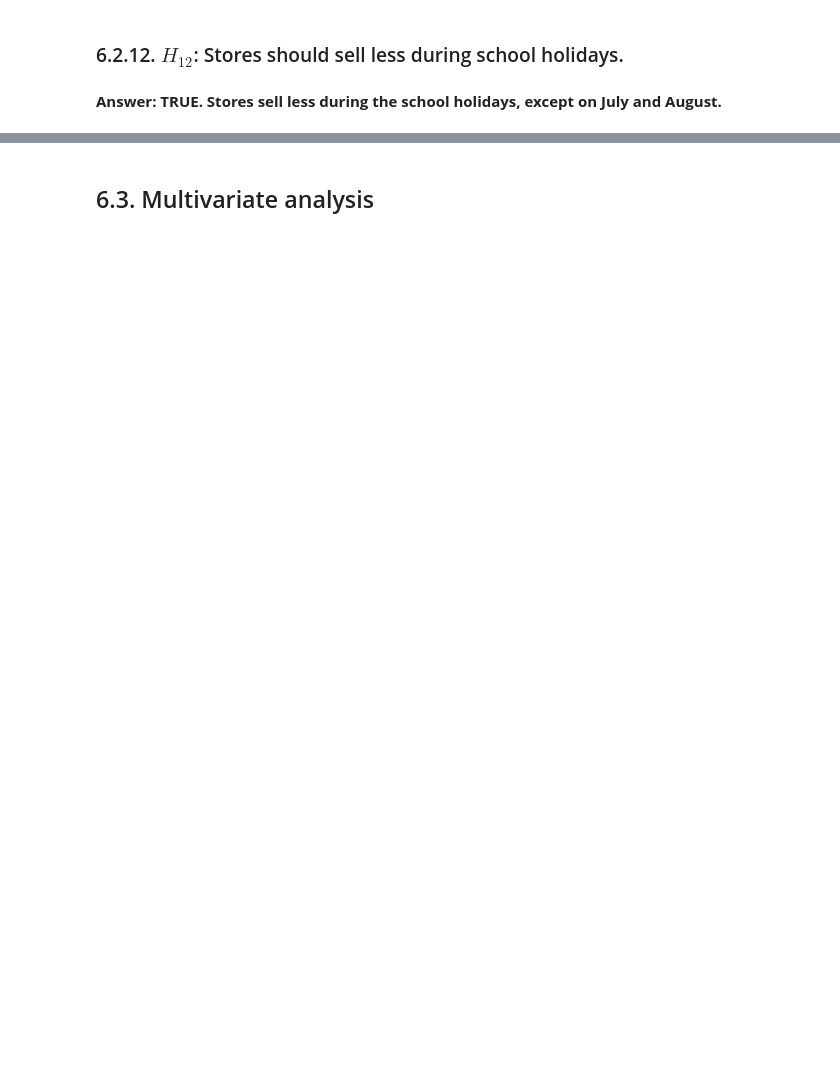
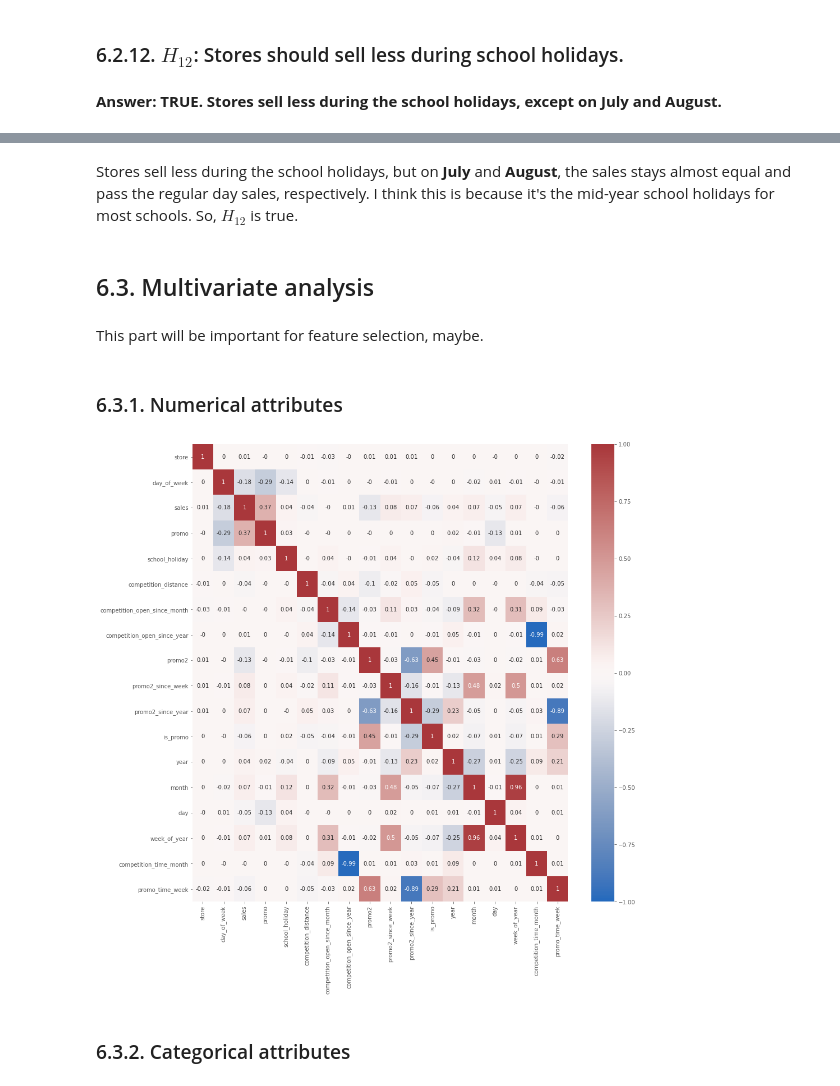
Before and after one commit to Emersonmiady/data-science-em-producao, a Jupyter notebook: rossman_store_sales.ipynb, the cells around one changed output, grey strips where cells are left out. Drawn from its saved outputs; the diff is of its cells as text; code cells hidden in the pictures; blank space fills up the shorter version.

```diff
--- a/rossman_store_sales.ipynb
+++ b/rossman_store_sales.ipynb
@@ -97,8 +98,7 @@ def get_num_cat_vars(df):
     attributes, the secound is containing the categorical attributes.
     '''
     num_attributes = df.select_dtypes(include=['int64', 'float64'])
-    cat_attributes = df.select_dtypes(exclude=['int64', 'float64', 'datetime64[ns]'])
-
+    cat_attributes = df.select_dtypes(include=['object'])
     return num_attributes, cat_attributes
 
 def show_histplot(x, data, title=None, xlabel=None, kde=True):
@@ -179,6 +179,26 @@ def give_sales_rank_palette(var, grouped_df, palette='Blues_d'):
     palette = sns.color_palette(palette, len(hue_order))
     palette_hue_ordered = dict(zip(hue_order, palette))
     return palette_hue_ordered
+
+def cramer_v(x, y):
+    '''
+    Take an x and y vectors and do the cramer's
+    V test, to see the correlation between these values.
+    Return the correlation.
+    '''
+    cm = pd.crosstab(x, y).to_numpy()
+    n = cm.sum()
+    r, k = cm.shape
+
+    chi2 = stats.chi2_contingency(cm)[0]
+    chi2corr = max(0, chi2 - (k-1)*(r-1)/(n-1))
+
+    kcorr = k - (k-1)**2/(n-1)
+    rcorr = r - (r-1)**2/(n-1)
+
+    v = np.sqrt((chi2corr/n) / (min(kcorr-1, rcorr-1)))
+
+    return v
 # %% [markdown]
 ## 2.3. Loading Data
 # %%
@@ -1351,2 +1372,22 @@ Stores sell less during the school holidays, but on **July** and **August**, the
+# %% [markdown]
+Stores sell less during the school holidays, but on **July** and **August**, the sales stays almost equal and pass the regular day sales, respectively. I think this is because it's the mid-year school holidays for most schools. So, $H_{12}$ is true.
 # %% [markdown]
 ## 6.3. Multivariate analysis
+# %% [markdown]
+This part will be important for feature selection, maybe.
+# %%
+# Getting updated num and cat attributes
+num_attributes, cat_attributes = get_num_cat_vars(df)
+# %% [markdown]
+### 6.3.1. Numerical attributes
+# %%
+# Correlation matrix
+corr = round(num_attributes.corr(method='pearson'), 2)
+
+# Heatmap
+plt.figure(figsize=(15, 15))
+sns.heatmap(corr, annot=True, vmin=-1, vmax=1, cmap='vlag');
+# %% [output]
+[figure, added]
+# %% [markdown]
+### 6.3.2. Categorical attributes
```
Also changed, not shown: parts of 34 cells of this notebook.
